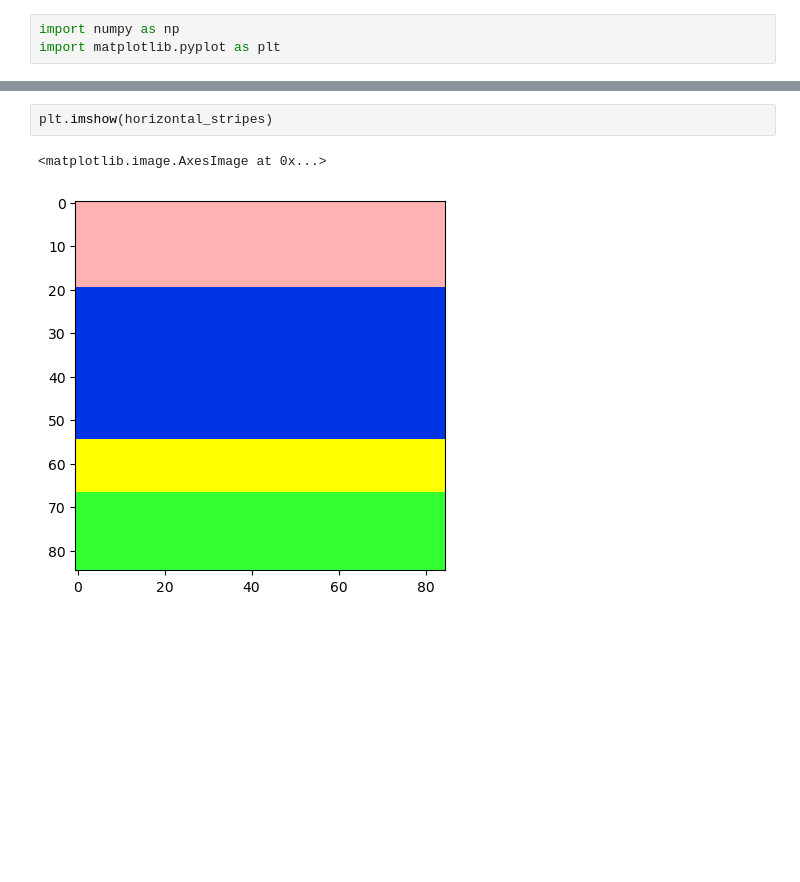
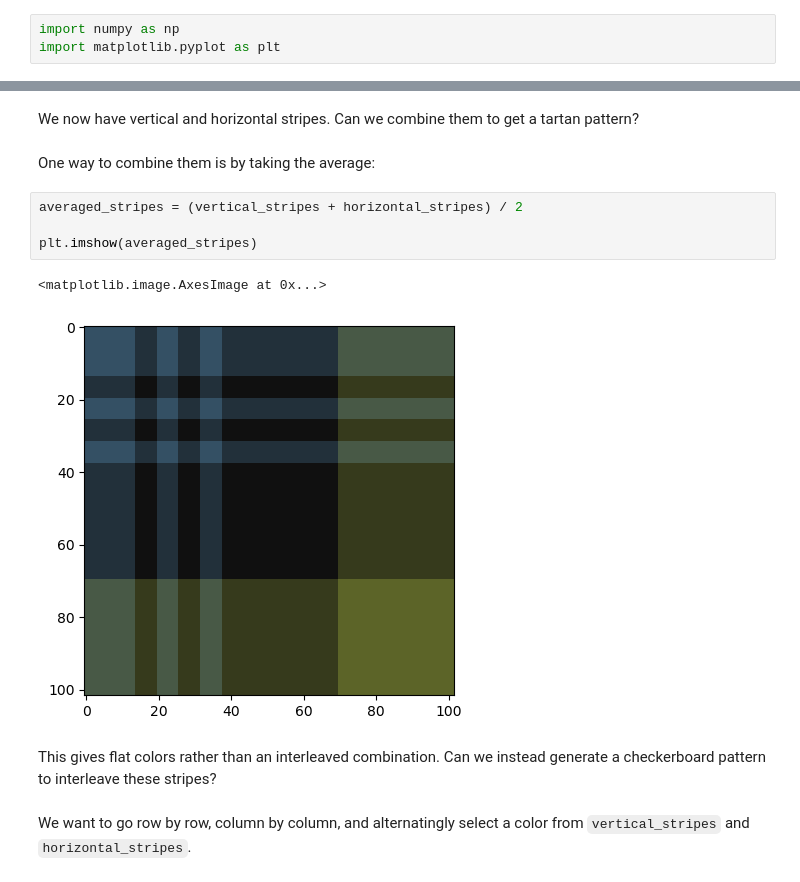
Before and after one commit to jllottes/jllottes.github.io, a Jupyter notebook: _static/weekly_notebooks/week08_notebook.ipynb, the cells around one changed output, grey strips where cells are left out. Cells and saved outputs as stored; diff of their text form; blank space fills up the shorter version.

```diff
--- a/_static/weekly_notebooks/week08_notebook.ipynb
+++ b/_static/weekly_notebooks/week08_notebook.ipynb
@@ -150,5 +128,15 @@ horizontal_stripes = np.transpose(vertical_stripes,[1,0,2])
-# %%
-plt.imshow(horizontal_stripes)
-# %% [output]
-<matplotlib.image.AxesImage at 0x...>
-[figure, removed]
+# %% [markdown]
+We now have vertical and horizontal stripes. Can we combine them to get a tartan pattern?
+# %% [markdown]
+One way to combine them is by taking the average:
+# %%
+averaged_stripes = (vertical_stripes + horizontal_stripes) / 2
+
+plt.imshow(averaged_stripes)
+# %% [output]
+<matplotlib.image.AxesImage at 0x...>
+[figure, added]
+# %% [markdown]
+This gives flat colors rather than an interleaved combination. Can we instead generate a checkerboard pattern to interleave these stripes?
+# %% [markdown]
+We want to go row by row, column by column, and alternatingly select a color from `vertical_stripes` and `horizontal_stripes`.
```
Also changed, not shown: parts of 45 cells of this notebook, 9 other files.
